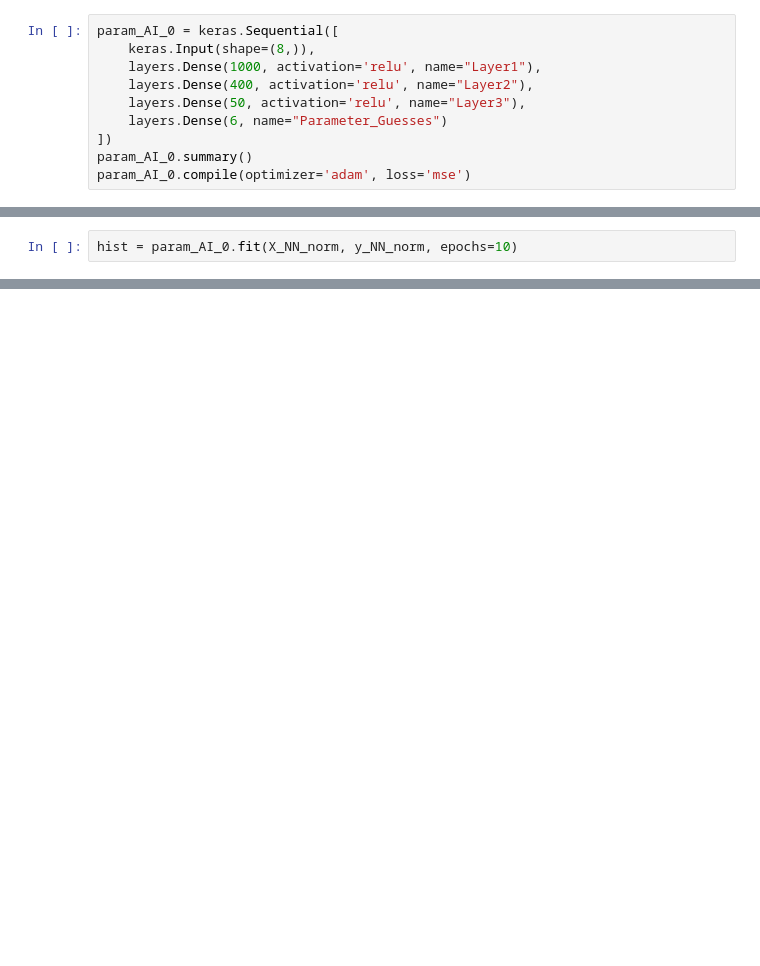
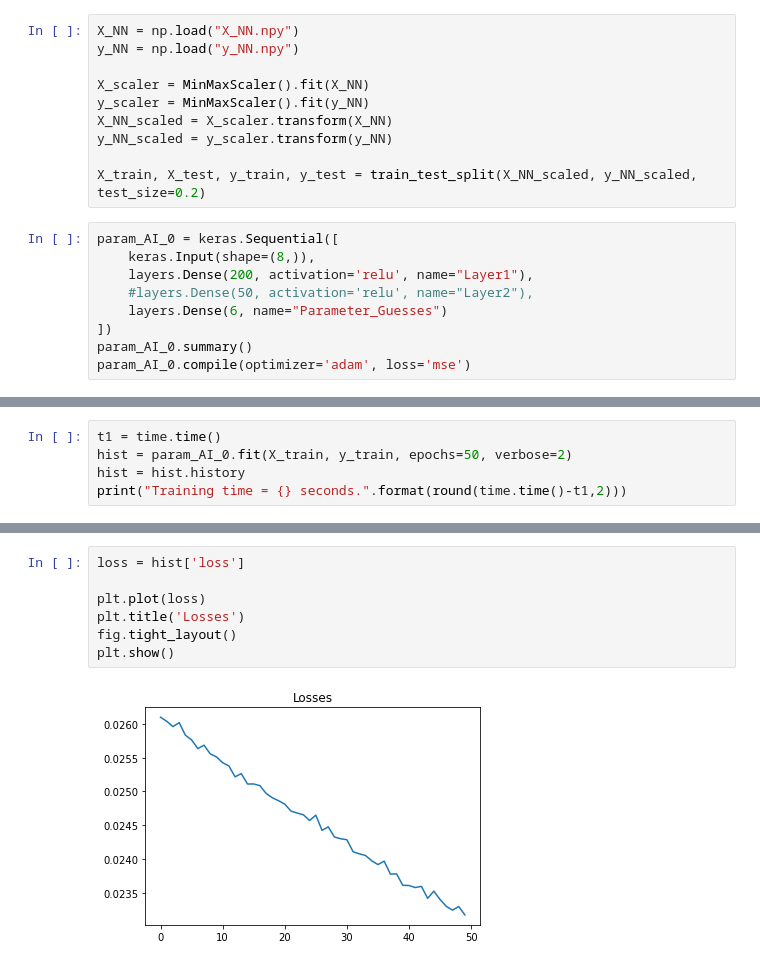
Before and after one commit to emelf/USN-Python-Scripts---Emil, a Jupyter notebook: Python/Parameter Estimation/Training_NNs.ipynb, the cells around one changed output, grey strips where cells are left out. Drawn from its saved outputs; the diff is of its cells as text; blank space fills up the shorter version.

```diff
--- a/Python/Parameter Estimation/Training_NNs.ipynb
+++ b/Python/Parameter Estimation/Training_NNs.ipynb
@@ -22,9 +12,18 @@ X_train, X_test, y_train, y_test = train_test_split(X_NN, y_NN, test_size=0.2)
+# %%
+X_NN = np.load("X_NN.npy")
+y_NN = np.load("y_NN.npy")
+
+X_scaler = MinMaxScaler().fit(X_NN)
+y_scaler = MinMaxScaler().fit(y_NN)
+X_NN_scaled = X_scaler.transform(X_NN)
+y_NN_scaled = y_scaler.transform(y_NN)
+
+X_train, X_test, y_train, y_test = train_test_split(X_NN_scaled, y_NN_scaled, test_size=0.2)
 # %%
 param_AI_0 = keras.Sequential([
     keras.Input(shape=(8,)),
-    layers.Dense(1000, activation='relu', name="Layer1"),
-    layers.Dense(400, activation='relu', name="Layer2"),
-    layers.Dense(50, activation='relu', name="Layer3"),
+    layers.Dense(200, activation='relu', name="Layer1"),
+    #layers.Dense(50, activation='relu', name="Layer2"),
     layers.Dense(6, name="Parameter_Guesses")
 ])
 param_AI_0.summary()
@@ -47,4 +42,2 @@ Trainable params: 429,756
 Non-trainable params: 0
 _________________________________________________________________
-# %%
-hist = param_AI_0.fit(X_NN_norm, y_NN_norm, epochs=10)
@@ -88,0 +44,5 @@ for i, y in enumerate(y_NN.T):
+# %%
+t1 = time.time()
+hist = param_AI_0.fit(X_train, y_train, epochs=50, verbose=2)
+hist = hist.history
+print("Training time = {} seconds.".format(round(time.time()-t1,2)))
@@ -89 +67,10 @@ for i, y in enumerate(y_NN.T):
+# %%
+loss = hist['loss']
+
+plt.plot(loss)
+plt.title('Losses')
+fig.tight_layout()
+plt.show()
+# %% [output]
+[figure, added]
 # %%
```
Also changed, not shown: parts of 13 cells of this notebook, 33 other files.
